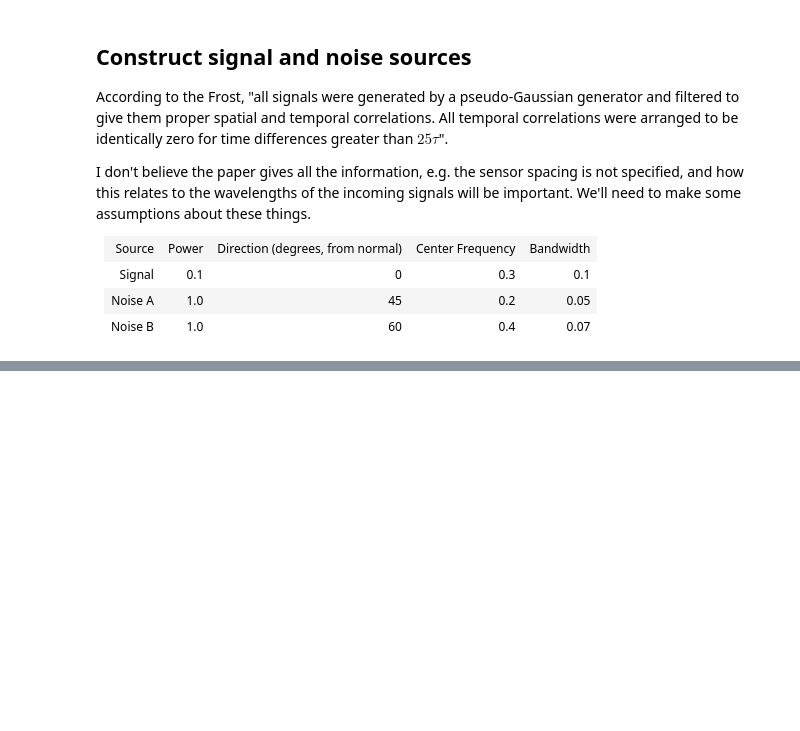
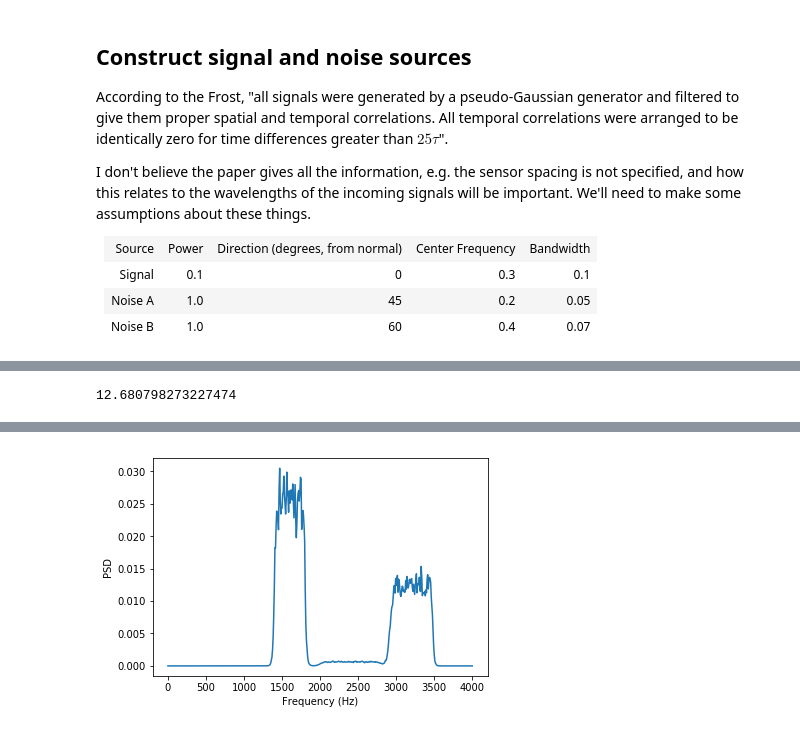
Before and after one commit to smarsland/Beamform, a Jupyter notebook: Beamforming Testing.ipynb, the cells around one changed output, grey strips where cells are left out. Cells and saved outputs as stored; diff of their text form; code cells hidden in the pictures; blank space fills up the shorter version.

```diff
--- a/Beamforming Testing.ipynb
+++ b/Beamforming Testing.ipynb
@@ -27,0 +71,21 @@ Looks legit, c.f. Fig 9 of paper
+# %%
+from scipy.signal import welch, butter, lfilter, hamming
+
+def butter_bandpass(lowcut, highcut, fs, order=5):
+    nyq = 0.5 * fs
+    low = lowcut / nyq
+    high = highcut / nyq
+    b, a = butter(order, [low, high], btype='band')
+    return b, a
+
+def butter_bandpass_filter(data, lowcut, highcut, fs, order=5):
+    b, a = butter_bandpass(lowcut, highcut, fs, order=order)
+    y = lfilter(b, a, data)
+    return y
+
+def generate_bandlimited_noise(fs, ns, center, bandwidth, power, order=9):
+    t = np.arange(ns)/fs
+    x = np.random.normal(scale=1, size=t.shape)
+    y = butter_bandpass_filter(x, center - bandwidth/2, center + bandwidth/2, fs, order=order)
+    y /= np.sum(y**2)/ns/np.sqrt(power)
+    return y
@@ -67,0 +134,21 @@ SyntaxError: invalid syntax (<ipython-input-8-aa6eeaaba8be>, line 1)
+# %%
+ns = 2**16
+fs = 8000
+noise_power_A = 1.0
+noise_power_B = 1.0
+signal_power = 0.1
+
+noise_A = generate_bandlimited_noise(fs, ns, 0.2*fs, 0.05*fs, noise_power_A)
+noise_B = generate_bandlimited_noise(fs, ns, 0.4*fs, 0.07*fs, noise_power_B)
+signal = generate_bandlimited_noise(fs, ns, 0.3*fs, 0.1*fs, signal_power)
+
+print(np.max(noise_A))
+freqs, pxx = welch(noise_A + noise_B + signal, fs=fs, nperseg=1024)
+#plt.semilogy(freqs, pxx)
+plt.plot(freqs, pxx)
+plt.xlabel('Frequency (Hz)')
+plt.ylabel('PSD')
+
+display(Audio(data = noise_A + noise_B + 0*signal, rate=fs))
+# %% [output]
+12.680798273227474
@@ -67,0 +156 @@ SyntaxError: invalid syntax (<ipython-input-8-aa6eeaaba8be>, line 1)
+[figure, added]
```
Also changed, not shown: parts of 7 cells of this notebook.
